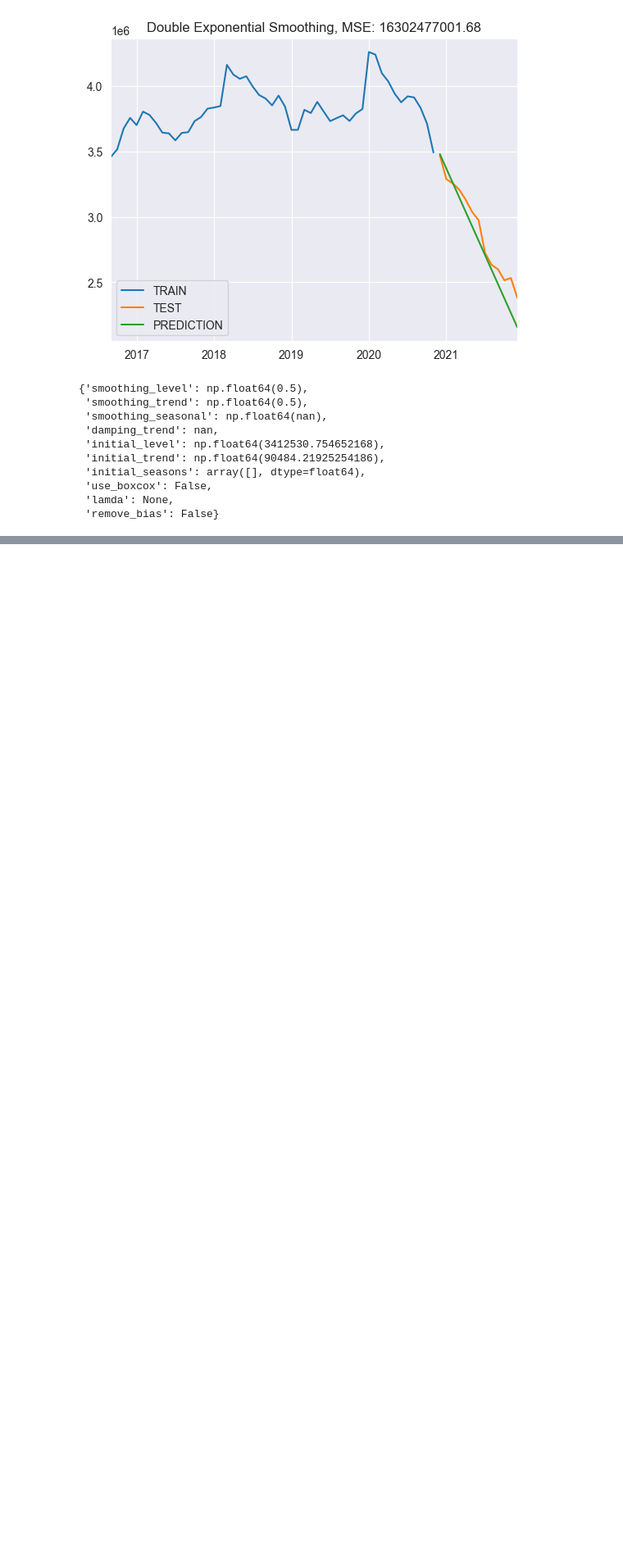
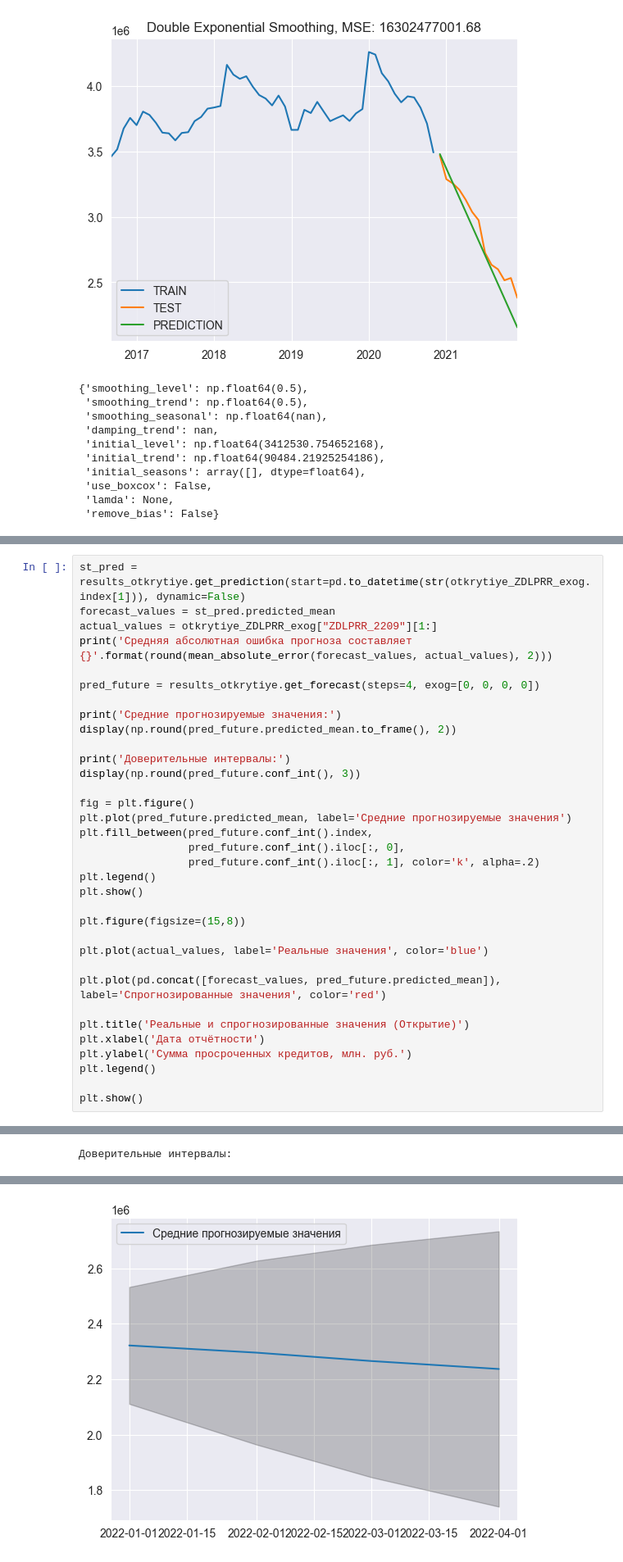
Before and after one commit to JarlPenguin/anomaly_analysis_2025, a Jupyter notebook: analysis.ipynb, the cells around one changed output, grey strips where cells are left out. Shown at 82% size. Cells and saved outputs as stored; diff of their text form; blank space fills up the shorter version.

```diff
--- a/analysis.ipynb
+++ b/analysis.ipynb
@@ -448,0 +468,35 @@ best_alpha: 0.77, best_beta: 0.27, mse: 3077585793.27
+# %%
+st_pred = results_otkrytiye.get_prediction(start=pd.to_datetime(str(otkrytiye_ZDLPRR_exog.index[1])), dynamic=False)
+forecast_values = st_pred.predicted_mean
+actual_values = otkrytiye_ZDLPRR_exog["ZDLPRR_2209"][1:]
+print('Средняя абсолютная ошибка прогноза составляет {}'.format(round(mean_absolute_error(forecast_values, actual_values), 2)))
+
+pred_future = results_otkrytiye.get_forecast(steps=4, exog=[0, 0, 0, 0])
+
+print('Средние прогнозируемые значения:')
+display(np.round(pred_future.predicted_mean.to_frame(), 2))
+
+print('Доверительные интервалы:')
+display(np.round(pred_future.conf_int(), 3))
+
+fig = plt.figure()
+plt.plot(pred_future.predicted_mean, label='Средние прогнозируемые значения')
+plt.fill_between(pred_future.conf_int().index,
+                 pred_future.conf_int().iloc[:, 0],
+                 pred_future.conf_int().iloc[:, 1], color='k', alpha=.2)
+plt.legend()
+plt.show()
+
+plt.figure(figsize=(15,8))
+
+plt.plot(actual_values, label='Реальные значения', color='blue')
+
+plt.plot(pd.concat([forecast_values, pred_future.predicted_mean]), label='Спрогнозированные значения', color='red')
+
+plt.title('Реальные и cпрогнозированные значения (Открытие)')
+plt.xlabel('Дата отчётности')
+plt.ylabel('Сумма просроченных кредитов, млн. руб.')
+plt.legend()
+
+plt.show()
+# %% [output]
@@ -448,0 +510 @@ best_alpha: 0.77, best_beta: 0.27, mse: 3077585793.27
+Доверительные интервалы:
@@ -448,0 +516 @@ best_alpha: 0.77, best_beta: 0.27, mse: 3077585793.27
+[figure, added]
```
Also changed, not shown: parts of 20 cells of this notebook.
